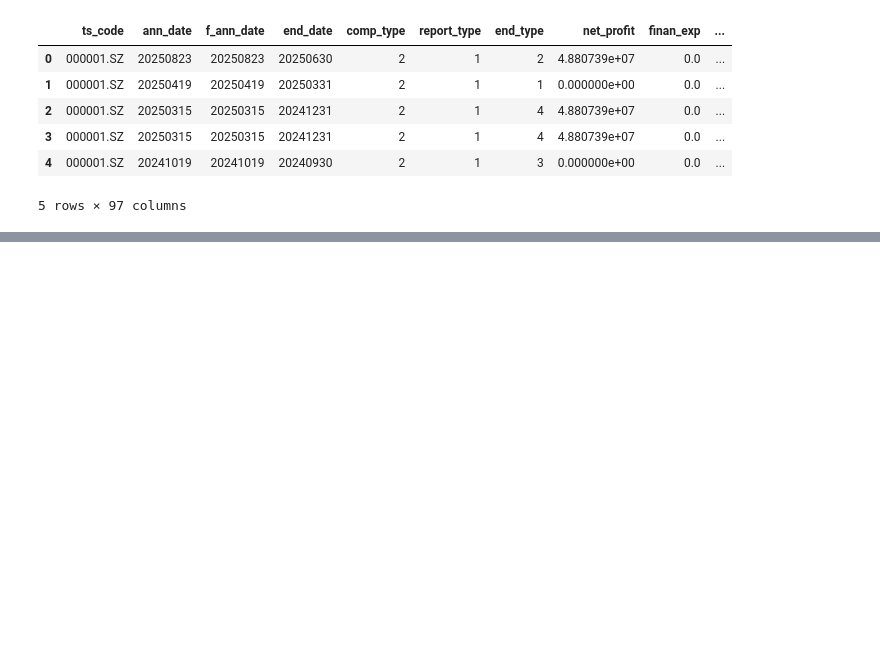
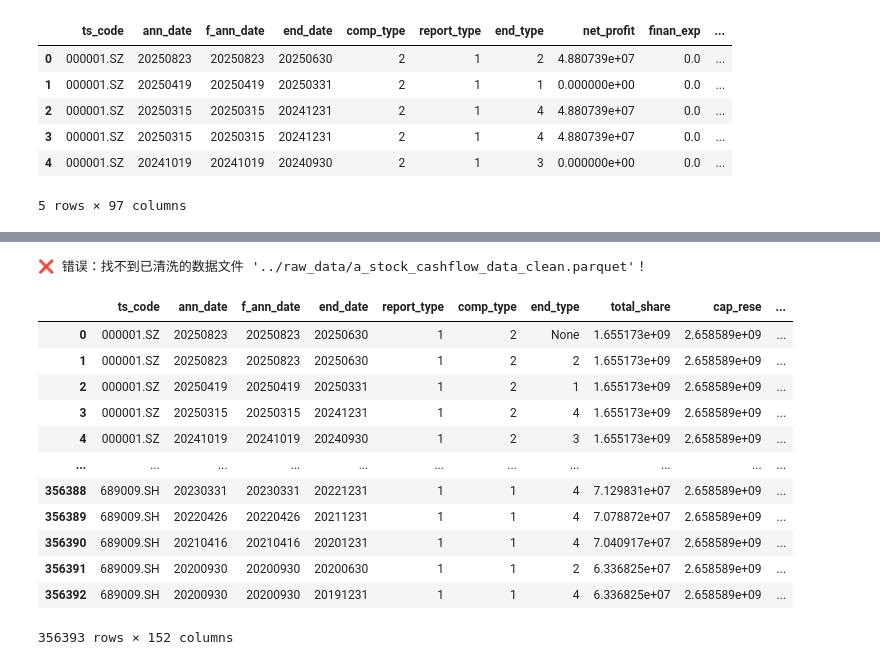
Before and after one commit to ChenNachuan/Factor_strategy_platform, a Jupyter notebook: data_manager/clean_data/data_cleaning_verification.ipynb, the cells around one changed output, grey strips where cells are left out. Cells and saved outputs as stored; diff of their text form; code cells hidden in the pictures; blank space fills up the shorter version.

```diff
--- a/data_manager/clean_data/data_cleaning_verification.ipynb
+++ b/data_manager/clean_data/data_cleaning_verification.ipynb
@@ -224,0 +231,28 @@ df.head()
+# %%
+# --- 验证5: 检查现金流量表数据---
+raw_data_file = '../raw_data/a_stock_cashflow_data_clean.parquet'
+
+try:
+    df = pd.read_parquet(raw_data_file)
+    print(f"✅ 数据加载成功！文件: {raw_data_file}")
+    print(f"   共加载 {len(df)} 条数据。")
+except FileNotFoundError:
+    print(f"❌ 错误：找不到已清洗的数据文件 '{raw_data_file}'！")
+
+# 显示数据的前几行，对数据有个初步印象
+df
+# %% [output]
+❌ 错误：找不到已清洗的数据文件 '../raw_data/a_stock_cashflow_data_clean.parquet'！
+|  | ts_code | ann_date | f_ann_date | end_date | report_type | comp_type | end_type | total_share | cap_rese | ... |
+| 0 | 000001.SZ | 20250823 | 20250823 | 20250630 | 1 | 2 | None | 1.655173e+09 | 2.658589e+09 | ... |
+| 1 | 000001.SZ | 20250823 | 20250823 | 20250630 | 1 | 2 | 2 | 1.655173e+09 | 2.658589e+09 | ... |
+| 2 | 000001.SZ | 20250419 | 20250419 | 20250331 | 1 | 2 | 1 | 1.655173e+09 | 2.658589e+09 | ... |
+| 3 | 000001.SZ | 20250315 | 20250315 | 20241231 | 1 | 2 | 4 | 1.655173e+09 | 2.658589e+09 | ... |
+| 4 | 000001.SZ | 20241019 | 20241019 | 20240930 | 1 | 2 | 3 | 1.655173e+09 | 2.658589e+09 | ... |
+| ... | ... | ... | ... | ... | ... | ... | ... | ... | ... | ... |
+| 356388 | 689009.SH | 20230331 | 20230331 | 20221231 | 1 | 1 | 4 | 7.129831e+07 | 2.658589e+09 | ... |
+| 356389 | 689009.SH | 20220426 | 20220426 | 20211231 | 1 | 1 | 4 | 7.078872e+07 | 2.658589e+09 | ... |
+| 356390 | 689009.SH | 20210416 | 20210416 | 20201231 | 1 | 1 | 4 | 7.040917e+07 | 2.658589e+09 | ... |
+| 356391 | 689009.SH | 20200930 | 20200930 | 20200630 | 1 | 1 | 2 | 6.336825e+07 | 2.658589e+09 | ... |
+| 356392 | 689009.SH | 20200930 | 20200930 | 20191231 | 1 | 1 | 4 | 6.336825e+07 | 2.658589e+09 | ... |
+356393 rows × 152 columns
```
Also changed, not shown: parts of 4 cells of this notebook, 4 other files.
